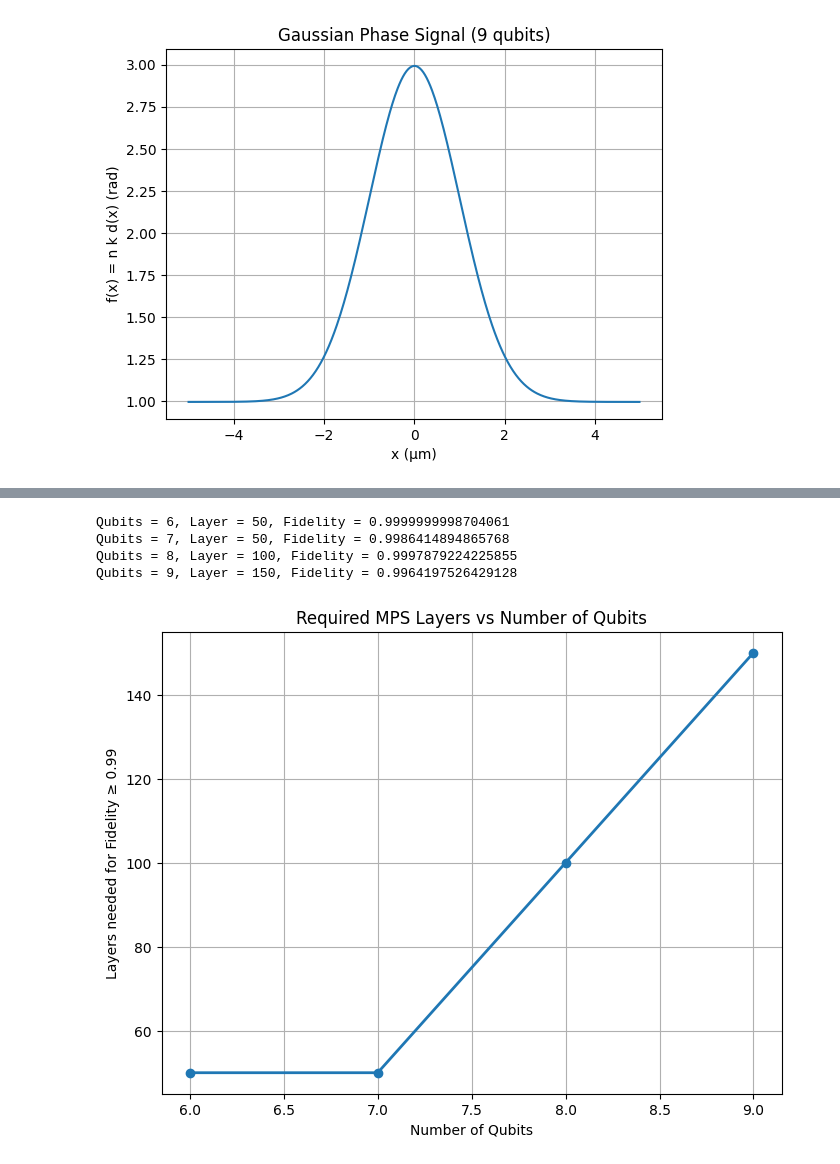
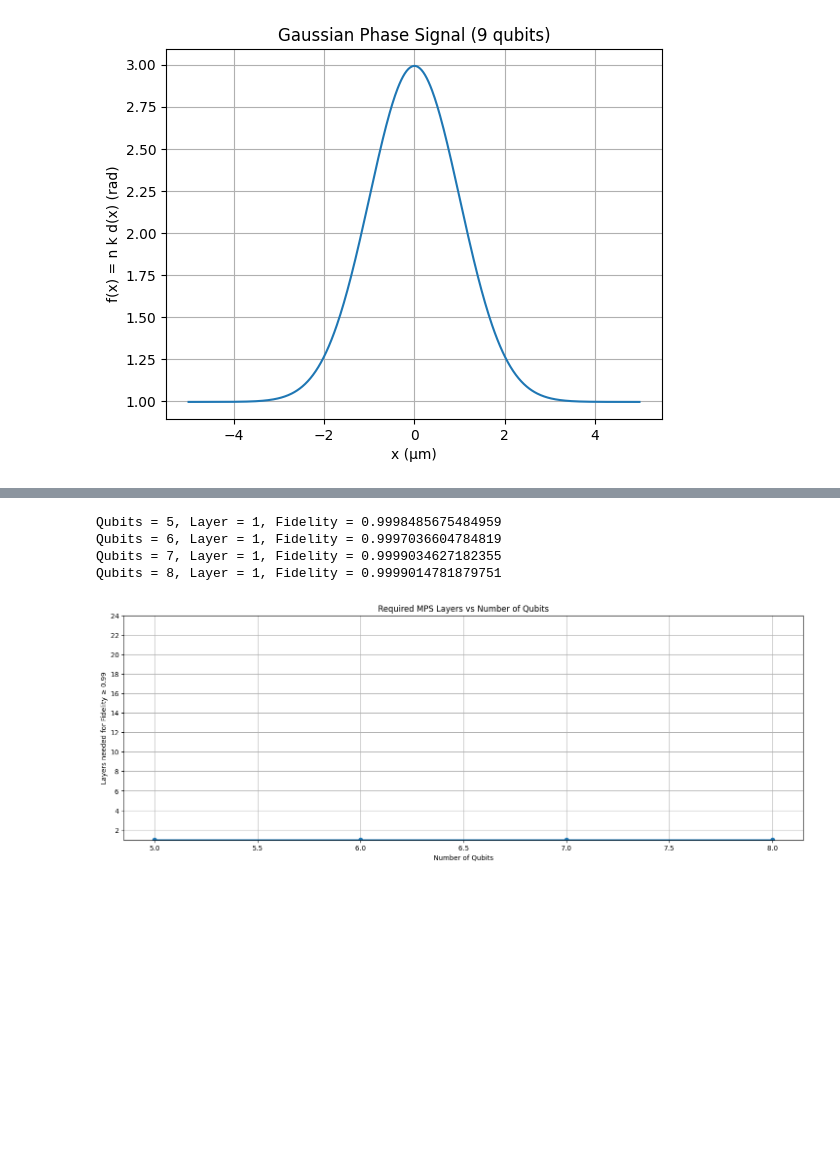
Before and after one commit to aizzen3/QCproject2, a Jupyter notebook: GAUSIAN.ipynb, the cells around one changed output, grey strips where cells are left out. Drawn from its saved outputs; the diff is of its cells as text; code cells hidden in the pictures; blank space fills up the shorter version.

```diff
--- a/GAUSIAN.ipynb
+++ b/GAUSIAN.ipynb
@@ -74,8 +74,8 @@ from qiskit.quantum_info import state_fidelity
 # simulator
 sim = AerSimulator(method="statevector")
 
-qubit_range = range(6, 10)
-layer_range = range(50, 701, 50)
+qubit_range = range(5, 9)
+layer_range = range(1, 51, 2)
 
 # store fidelity matrix
 fidelity_map = np.zeros((len(layer_range), len(qubit_range)))
@@ -181,21 +182,22 @@ for qi in range(len(qubit_range)):
 
     print(f"Qubits = {qubit_range[qi]}, Layer = {chosen_layer}, Fidelity = {chosen_fidelity}")
 # %% [output]
-Qubits = 6, Layer = 50, Fidelity = 0.9999999998704061
-Qubits = 7, Layer = 50, Fidelity = 0.9986414894865768
-Qubits = 8, Layer = 100, Fidelity = 0.9997879224225855
-Qubits = 9, Layer = 150, Fidelity = 0.9964197526429128
+Qubits = 5, Layer = 1, Fidelity = 0.9998485675484959
+Qubits = 6, Layer = 1, Fidelity = 0.9997036604784819
+Qubits = 7, Layer = 1, Fidelity = 0.9999034627182355
+Qubits = 8, Layer = 1, Fidelity = 0.9999014781879751
 # %%
-plt.figure(figsize=(8, 6))
+plt.figure(figsize=(18, 6))
 plt.plot(qubit_range, layers_needed, 'o-', linewidth=2)
 
+plt.yticks(range(2, 25, 2))
 plt.xlabel("Number of Qubits")
 plt.ylabel(f"Layers needed for Fidelity ≥ {threshold}")
 plt.title("Required MPS Layers vs Number of Qubits")
 plt.grid(True)
 plt.show()
 # %% [output]
-[figure, old version]
+[figure, new version]
 # %%
 from qiskit import QuantumCircuit, transpile
 from qiskit_aer import AerSimulator
```
Also changed, not shown: parts of 4 cells of this notebook.
